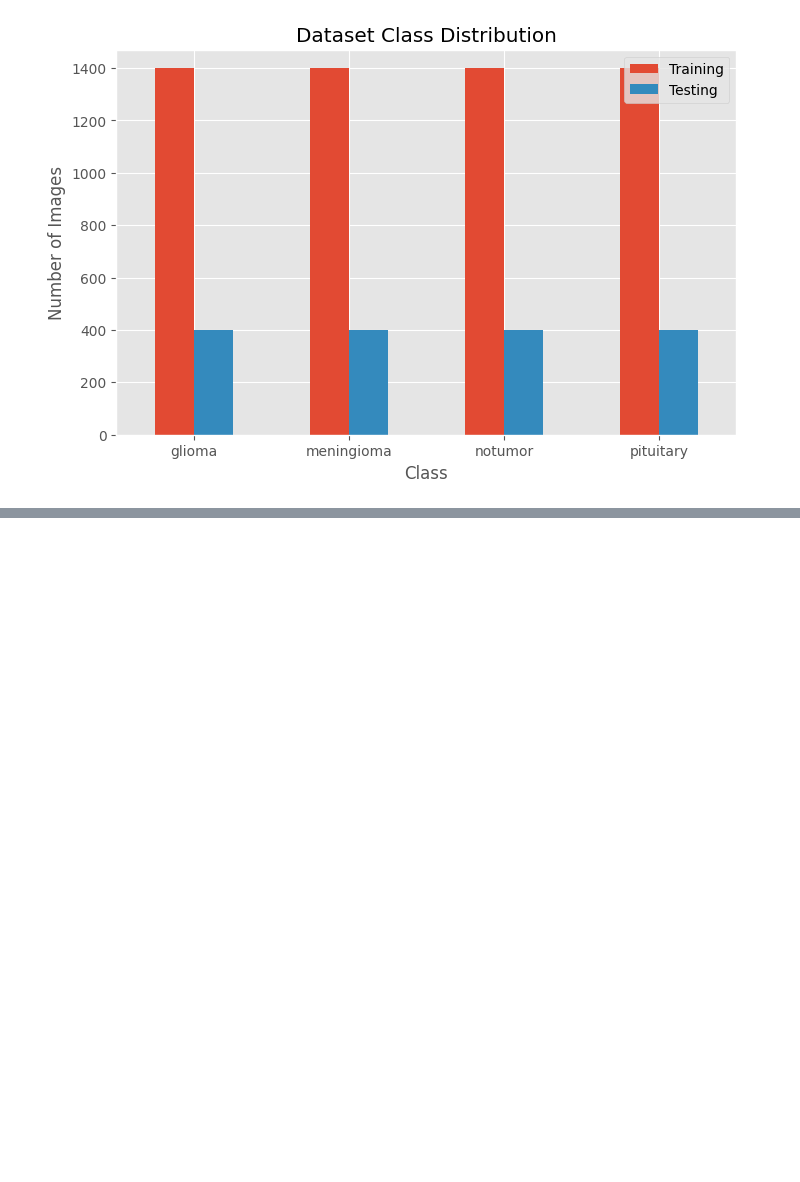
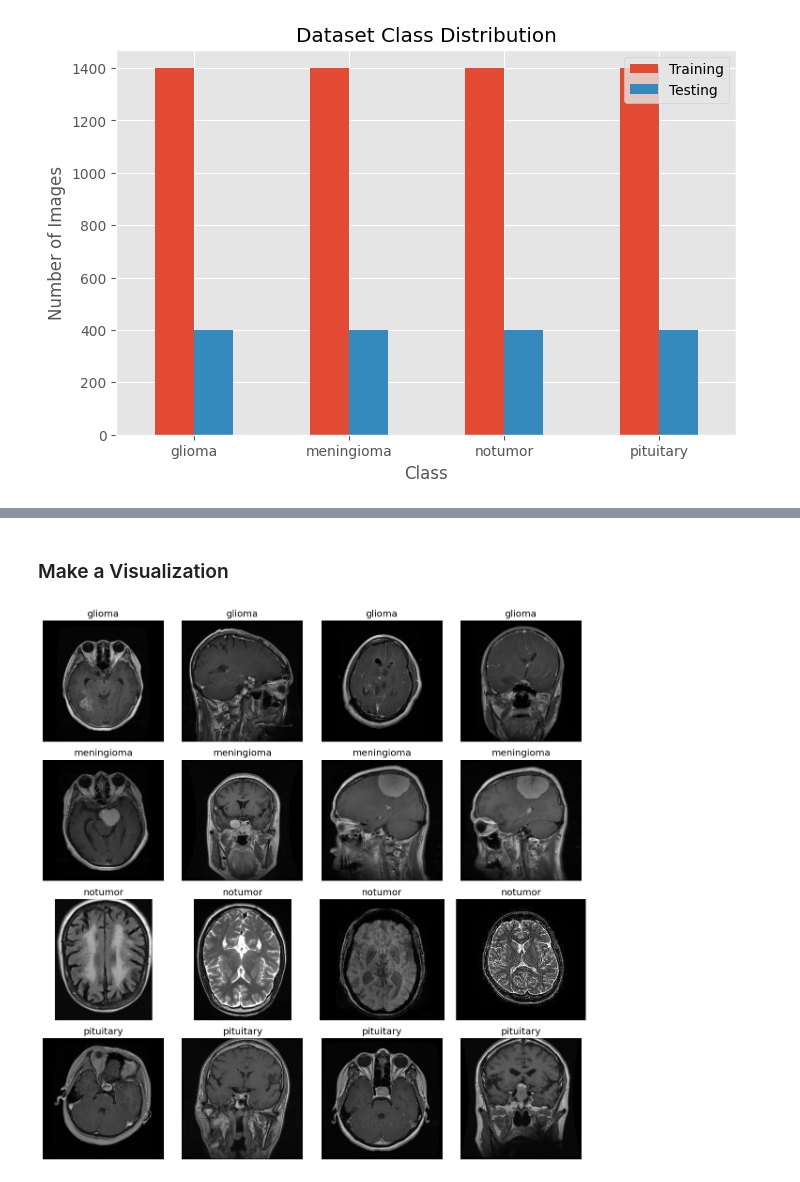
Before and after one commit to maziyaqofi/Brain-Tumor-Classification-AI, a Jupyter notebook: notebooks/01_eda.ipynb, the cells around one changed output, grey strips where cells are left out. Saved outputs shown, nothing was run; the diff lists cells and outputs as text; code cells hidden in the pictures; blank space fills up the shorter version.

```diff
--- a/notebooks/01_eda.ipynb
+++ b/notebooks/01_eda.ipynb
@@ -177,0 +442,34 @@ Balanced class distributions help reduce prediction bias during model training a
+# %% [markdown]
+### Make  a Visualization
+# %%
+fig, axes = plt.subplots(
+    4,
+    4,
+    figsize=(12, 12)
+)
+
+for row, class_name in enumerate(classes):
+
+    class_dir = TRAIN_DIR / class_name
+
+    image_files = [
+        file
+        for file in class_dir.iterdir()
+        if file.is_file()
+        and file.suffix.lower() in IMAGE_EXTENSIONS
+    ]
+
+    selected_images = image_files[:4]
+
+    for col, image_path in enumerate(selected_images):
+
+        with Image.open(image_path) as img:
+            axes[row, col].imshow(img, cmap="gray")
+
+        axes[row, col].set_title(class_name)
+        axes[row, col].axis("off")
+
+plt.tight_layout()
+plt.show()
+# %% [output]
+[figure, added]
```
Also changed, not shown: parts of 42 cells of this notebook, 4 other files.
